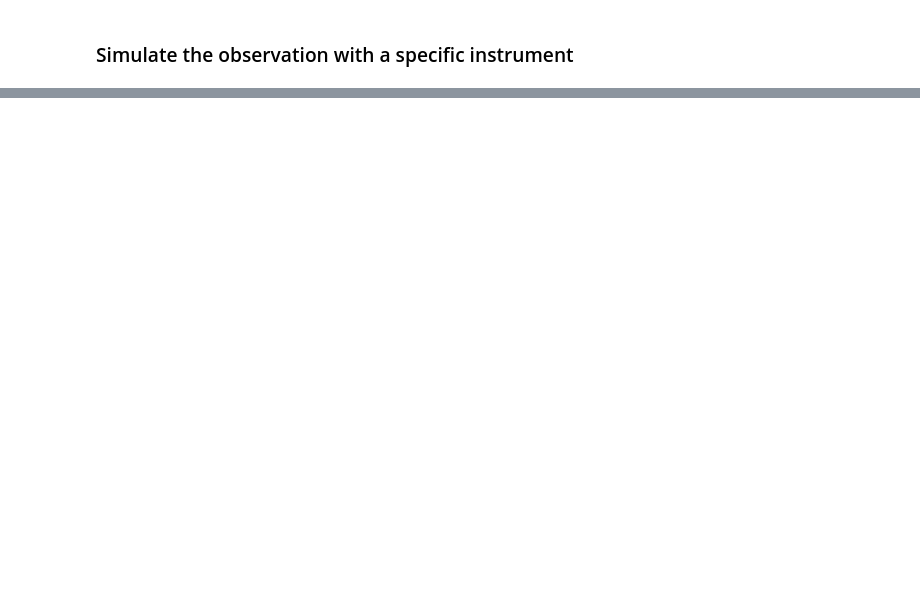
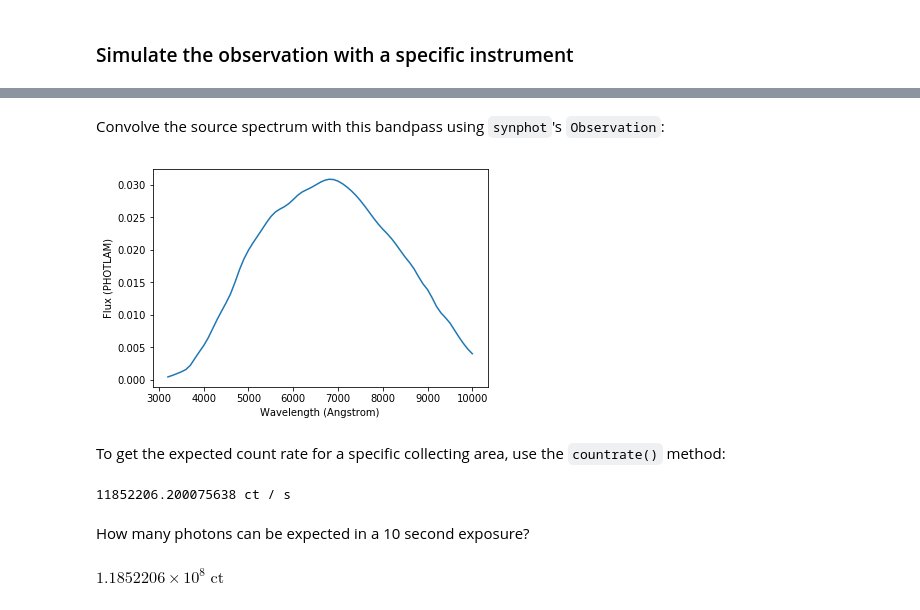
Before and after one commit to spacetelescope/synphot_refactor, a Jupyter notebook: tutorials/hatp11-countrate.ipynb, the cells around one changed output, grey strips where cells are left out. Saved outputs shown, nothing was run; the diff lists cells and outputs as text; code cells hidden in the pictures; blank space fills up the shorter version.

```diff
--- a/tutorials/hatp11-countrate.ipynb
+++ b/tutorials/hatp11-countrate.ipynb
@@ -34,0 +38,26 @@ SynphotError: Integrated flux is <= 0
+# %% [markdown]
+Convolve the source spectrum with this bandpass using ``synphot``'s ``Observation``:
+# %%
+from synphot import Observation
+import numpy as np
+
+obs = Observation(photlam_hatp11, agile)
+obs.plot()
+# %% [output]
+[figure, added]
+# %% [markdown]
+To get the expected count rate for a specific collecting area, use the ``countrate()`` method:
+# %%
+r = 3.5 / 2 * u.m  # radius of 3.5m ARC telescope at APO
+area = np.pi * r.to(u.cm) ** 2
+
+cr = obs.countrate(area=area)
+print(cr)
+# %% [output]
+11852206.200075638 ct / s
+# %% [markdown]
+How many photons can be expected in a 10 second exposure?
+# %%
+cr * 10 * u.s
+# %% [output]
+$1.1852206 \times 10^{8} \; \mathrm{ct}$
```
Also changed, not shown: parts of 7 cells of this notebook.
